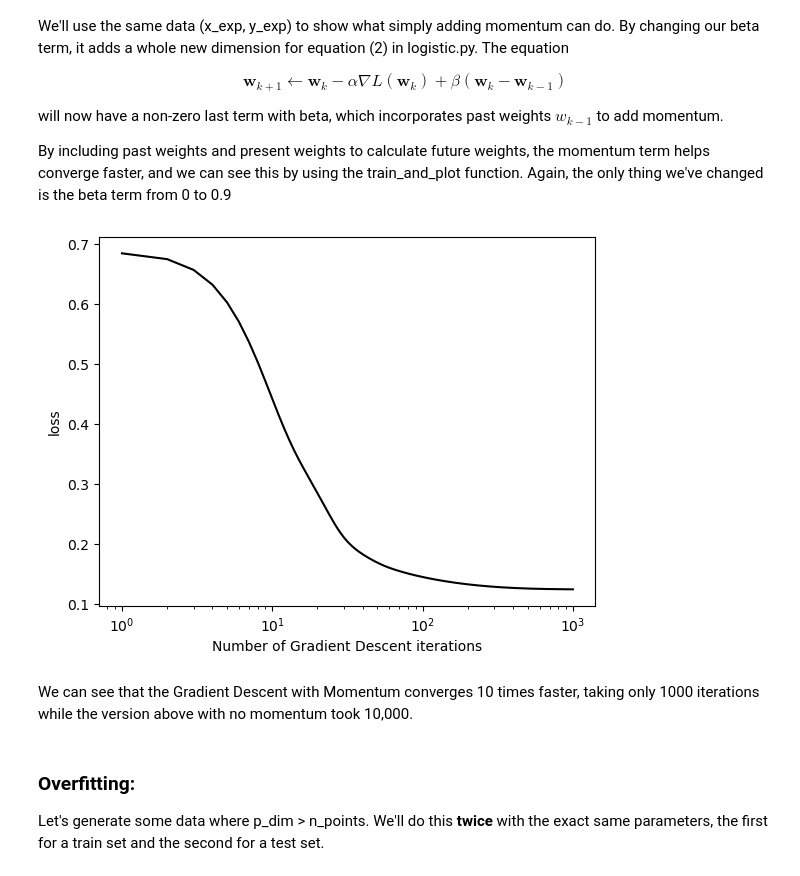
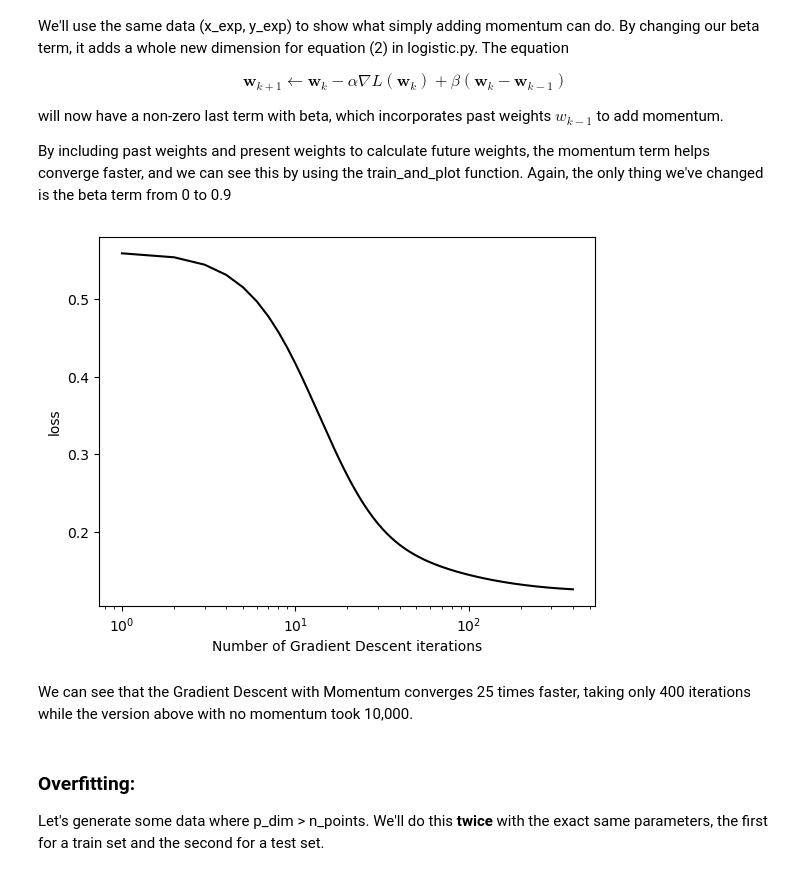
Before and after one commit to charliemoore00/charliemoore00.github.io, a Jupyter notebook: posts/implementing-logistic-regression/index.ipynb, the cells around one changed output. Drawn from its saved outputs; the diff is of its cells as text; code cells hidden in the pictures.

```diff
--- a/posts/implementing-logistic-regression/index.ipynb
+++ b/posts/implementing-logistic-regression/index.ipynb
@@ -138,11 +138,11 @@ will now have a non-zero last term with beta, which incorporates past weights ${
 
 By including past weights and present weights to calculate future weights, the momentum term helps converge faster, and we can see this by using the train_and_plot function. Again, the only thing we've changed is the beta term from 0 to 0.9
 # %%
-train_and_plot(X_exp, y_exp, 0.1, 0.9, 1000)
+train_and_plot(X_exp, y_exp, 0.1, 0.9, 400)
 # %% [output]
-[figure, old version]
+[figure, new version]
 # %% [markdown]
-We can see that the Gradient Descent with Momentum converges 10 times faster, taking only 1000 iterations while the version above with no momentum took 10,000.
+We can see that the Gradient Descent with Momentum converges 25 times faster, taking only 400 iterations while the version above with no momentum took 10,000.
 # %% [markdown]
 ### Overfitting:
 Let's generate some data where p_dim > n_points. We'll do this **twice** with the exact same parameters, the first for a train set and the second for a test set.
```
Also changed, not shown: parts of 1 cell of this notebook, 13 other files.
